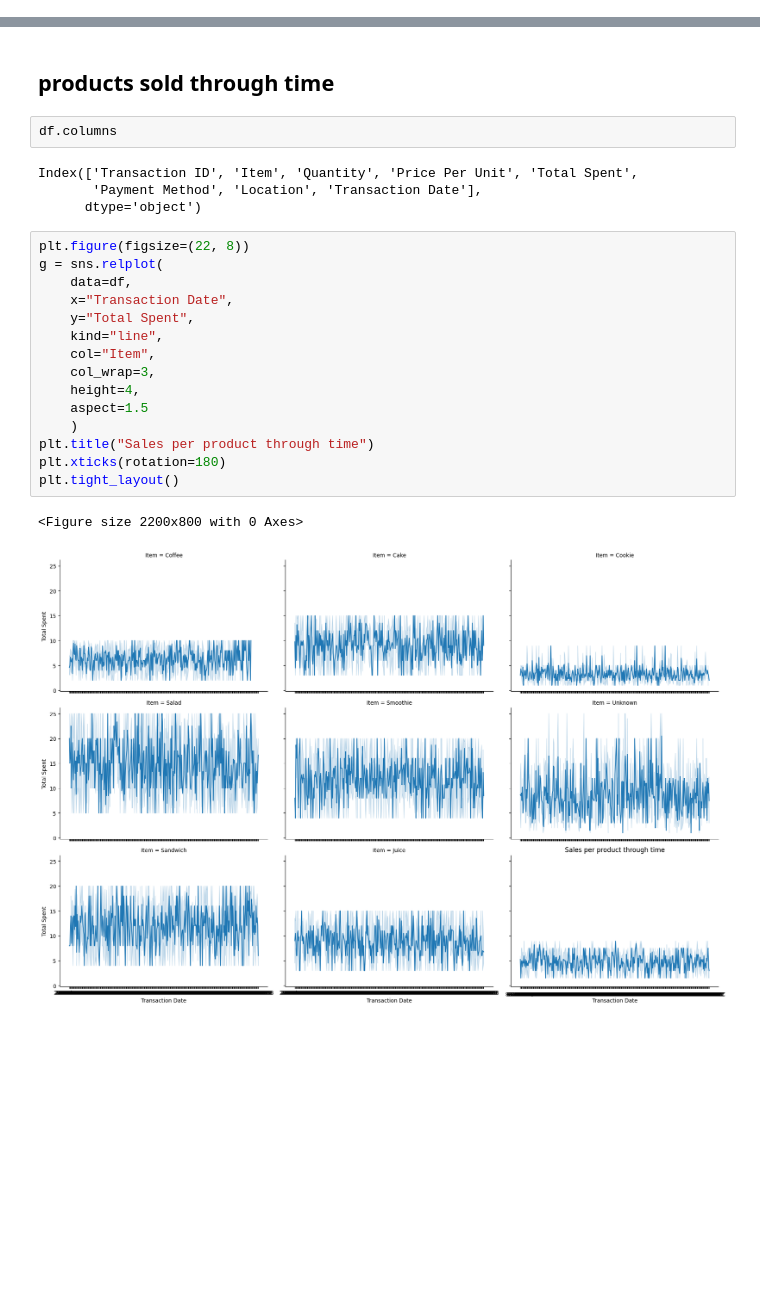
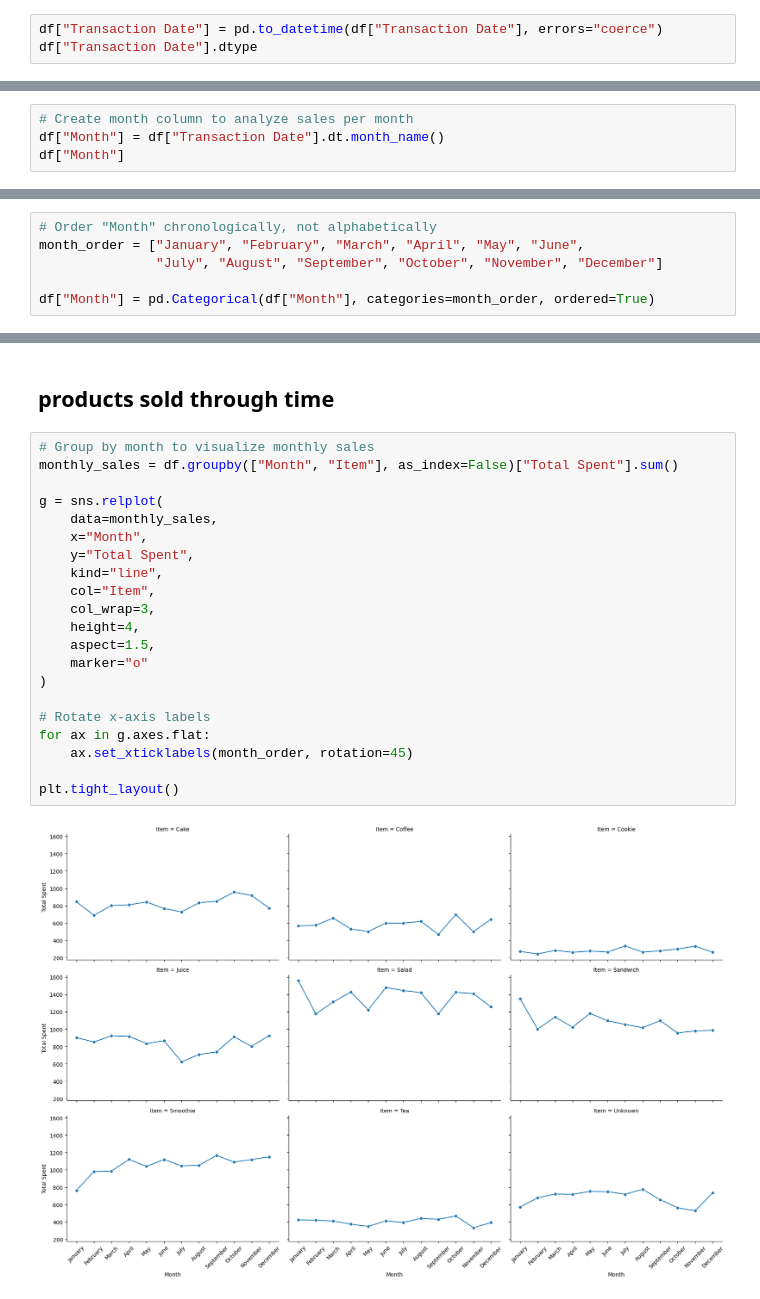
Before and after one commit to RobertRamos93/ds_eda_sales, a Jupyter notebook: notebook.ipynb, the cells around one changed output, grey strips where cells are left out. Saved outputs shown, nothing was run; the diff lists cells and outputs as text; blank space fills up the shorter version.

```diff
--- a/notebook.ipynb
+++ b/notebook.ipynb
@@ -189,0 +198,3 @@ dtype: int64
+# %%
+df["Transaction Date"] = pd.to_datetime(df["Transaction Date"], errors="coerce")
+df["Transaction Date"].dtype
@@ -189,0 +203,4 @@ dtype: int64
+# %%
+# Create month column to analyze sales per month
+df["Month"] = df["Transaction Date"].dt.month_name()
+df["Month"]
@@ -190,3 +220,9 @@ dtype: int64
+# %%
+# Order "Month" chronologically, not alphabetically
+month_order = ["January", "February", "March", "April", "May", "June",
+               "July", "August", "September", "October", "November", "December"]
+
+df["Month"] = pd.Categorical(df["Month"], categories=month_order, ordered=True)
 # %% [markdown]
 # Data Viz
 # %% [markdown]
@@ -225,27 +261,26 @@ Text(0, 0.5, 'Total sold')
 [figure]
 # %% [markdown]
 ## products sold through time
-# %%
-df.columns
-# %% [output]
-Index(['Transaction ID', 'Item', 'Quantity', 'Price Per Unit', 'Total Spent',
-       'Payment Method', 'Location', 'Transaction Date'],
-      dtype='object')
 # %%
-plt.figure(figsize=(22, 8))
+# Group by month to visualize monthly sales
+monthly_sales = df.groupby(["Month", "Item"], as_index=False)["Total Spent"].sum()
+
 g = sns.relplot(
-    data=df,
-    x="Transaction Date",
+    data=monthly_sales,
+    x="Month",
     y="Total Spent",
     kind="line",
     col="Item",
     col_wrap=3,
     height=4,
-    aspect=1.5
-    )
-plt.title("Sales per product through time")
-plt.xticks(rotation=180)
+    aspect=1.5,
+    marker="o"
+)
+
+# Rotate x-axis labels
+for ax in g.axes.flat:
+    ax.set_xticklabels(month_order, rotation=45)
+
 plt.tight_layout()
 # %% [output]
-<Figure size 2200x800 with 0 Axes>
-[figure, old version]
+[figure, new version]
```
Also changed, not shown: parts of 10 cells of this notebook.
